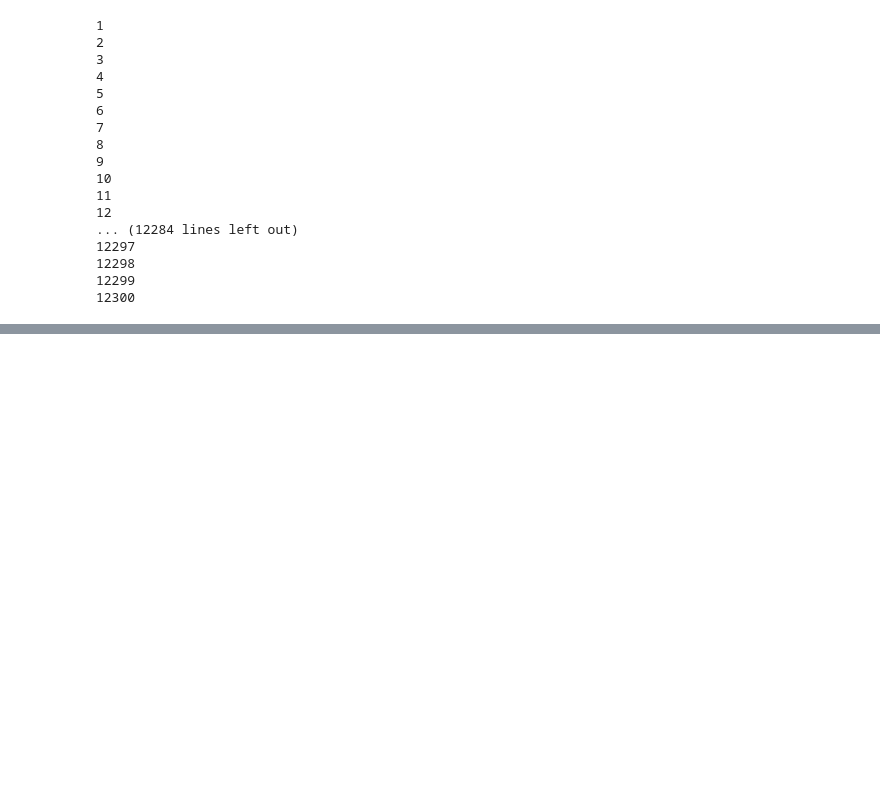
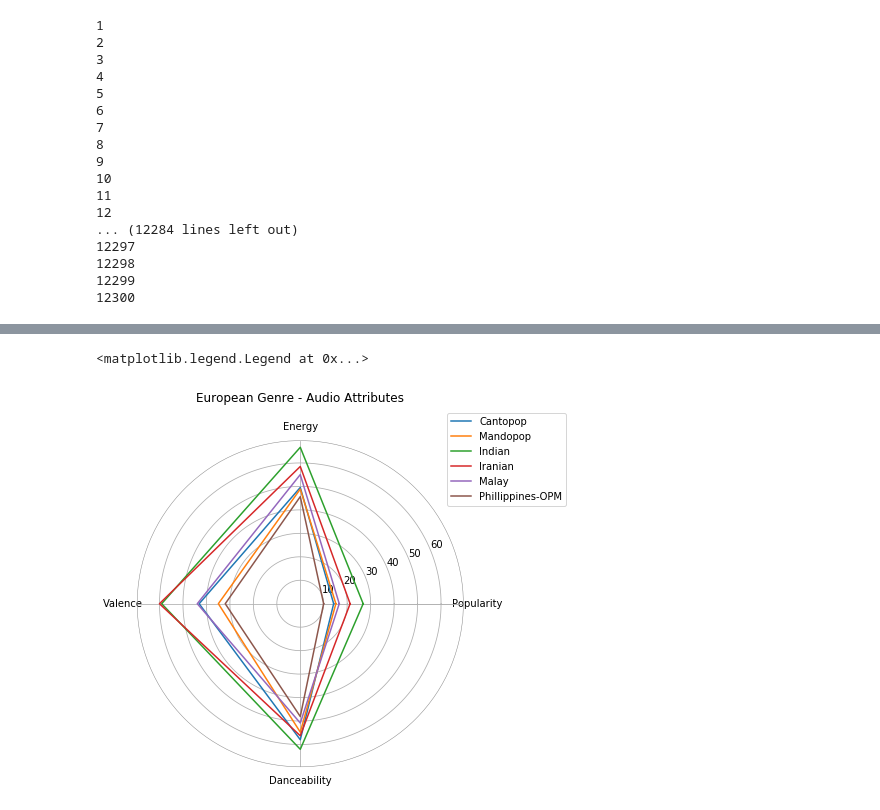
Before and after one commit to heesung80/Group_project_1, a Jupyter notebook: group_project/genre_random_will_edits.ipynb, the cells around one changed output, grey strips where cells are left out. Drawn from its saved outputs; the diff is of its cells as text; code cells hidden in the pictures; blank space fills up the shorter version.

```diff
--- a/group_project/genre_random_will_edits.ipynb
+++ b/group_project/genre_random_will_edits.ipynb
@@ -212,0 +350,27 @@ grouped_dataframe.mean()
+# %%
+# fig w-2 - # Fig w-1 - Asian Audio Features
+
+# Asian Genres lists, containing values
+cantopop = [14.23, 49.55, 43.11, 57.97]
+# Closing each radar shape by contatinating the first and last element of each shape.
+cantopop = np.concatenate((cantopop,[cantopop[0]]))
+
+mandopop = [15.17, 48.86, 34.91, 54.73]
+# Closing each radar shape by contatinating the first and last element of each shape.
+mandopop = np.concatenate((mandopop,[mandopop[0]]))
+
+indian = [26.8 , 66.67, 59.07, 62.05]
+# Closing each radar shape by contatinating the first and last element of each shape.
+indian = np.concatenate((indian,[indian[0]]))
+
+iranian = [21.24, 58.50, 60.02, 56.27]
+# Closing each radar shape by contatinating the first and last element of each shape.
+iranian = np.concatenate((iranian,[iranian[0]]))
+
+malay = [16.61, 55.03, 43.90, 50.84]
+# Closing each radar shape by contatinating the first and last element of each shape.
+malay = np.concatenate((malay,[malay[0]]))
+
+phillippines_opm = [9.95, 45.64, 31.98, 48.08]
+# Closing each radar shape by contatinating the first and last element of each shape.
+phillippines_opm = np.concatenate((phillippines_opm,[phillippines_opm[0]]))
@@ -212,0 +388,16 @@ grouped_dataframe.mean()
+# %%
+plt.figure(figsize = (6,6))
+
+plt.subplot(polar=True)
+plt.plot(label_placement, cantopop)
+plt.plot(label_placement, mandopop)
+plt.plot(label_placement, indian)
+plt.plot(label_placement, iranian)
+plt.plot(label_placement, malay)
+plt.plot(label_placement, phillippines_opm)
+lines, labels = plt.thetagrids(np.degrees(label_placement), labels =audio_features)
+plt.title('European Genre - Audio Attributes', y=1.1)
+plt.legend(labels=['Cantopop', 'Mandopop', 'Indian', 'Iranian', 'Malay', 'Phillippines-OPM'], loc=(0.95, 0.8))
+# %% [output]
+<matplotlib.legend.Legend at 0x...>
+[figure, added]
```
Also changed, not shown: parts of 14 cells of this notebook.
